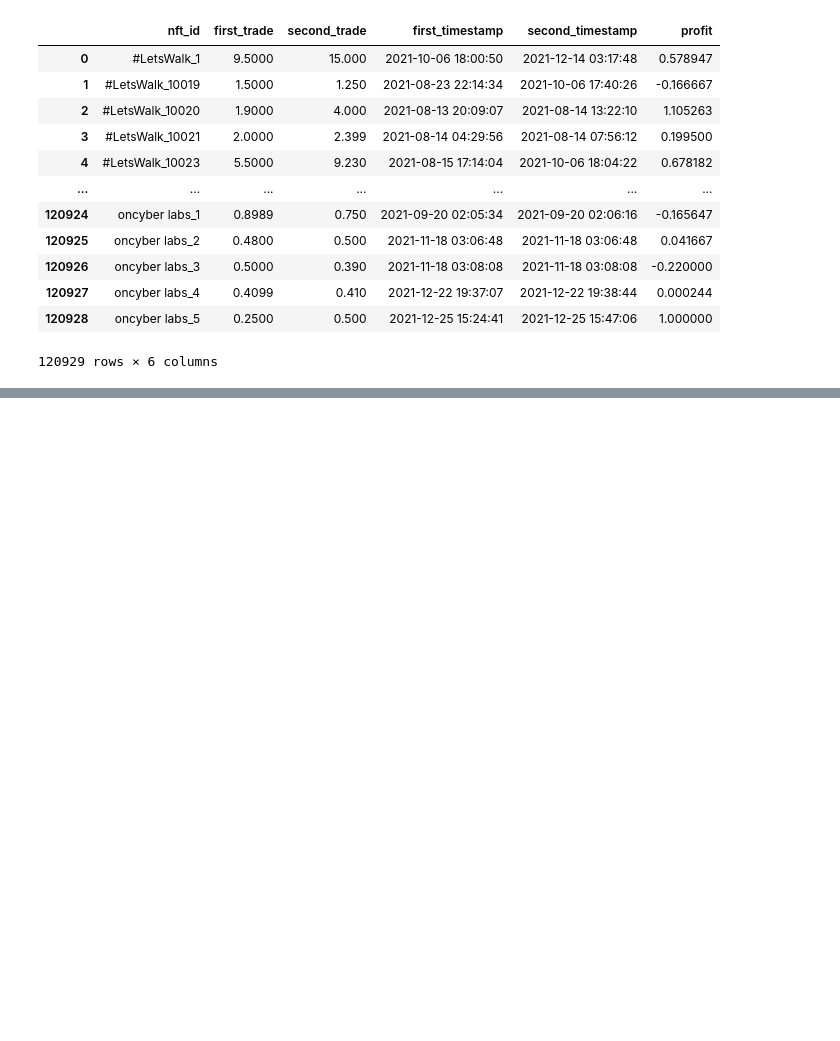
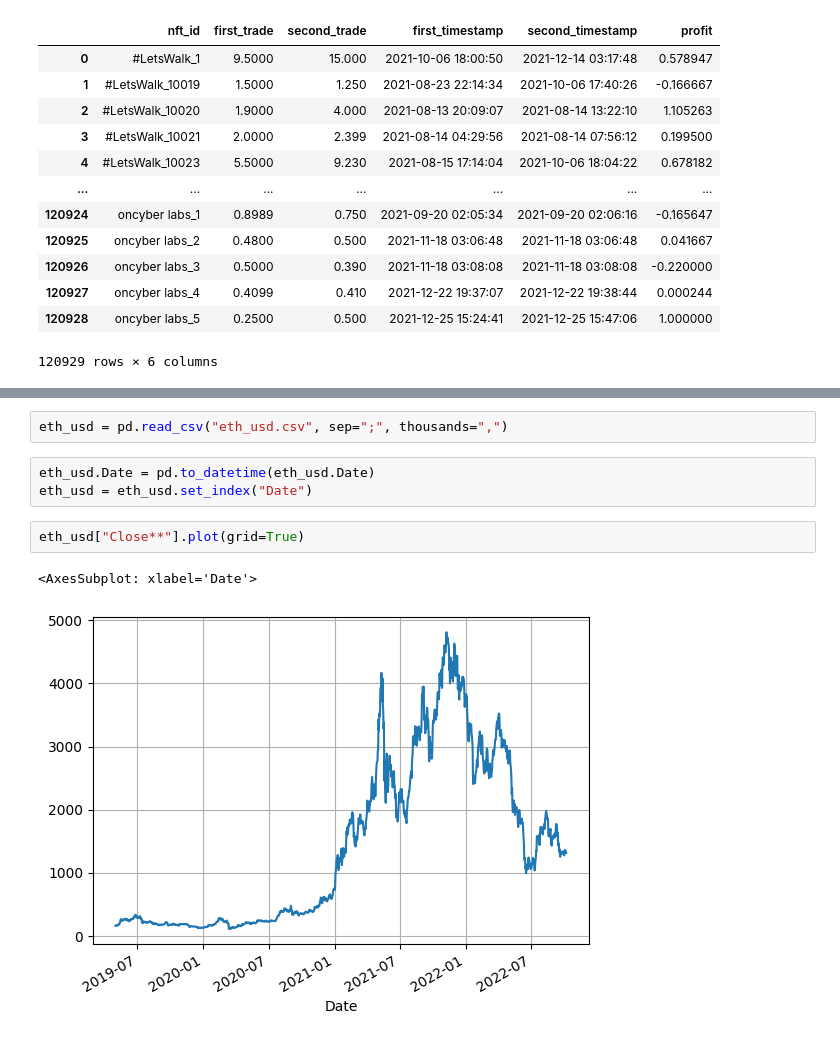
Before and after one commit to vfcapital/bachelor-thesis, a Jupyter notebook: bachelorthesis/nft_analysis.ipynb, the cells around one changed output, grey strips where cells are left out. Cells and saved outputs as stored; diff of their text form; blank space fills up the shorter version.

```diff
--- a/bachelorthesis/nft_analysis.ipynb
+++ b/bachelorthesis/nft_analysis.ipynb
@@ -44,0 +52,10 @@ plt.show()
+# %%
+eth_usd = pd.read_csv("eth_usd.csv", sep=";", thousands=",")
+# %%
+eth_usd.Date = pd.to_datetime(eth_usd.Date)
+eth_usd = eth_usd.set_index("Date")
+# %%
+eth_usd["Close**"].plot(grid=True)
+# %% [output]
+<AxesSubplot: xlabel='Date'>
+[figure, added]
```
Also changed, not shown: parts of 4 cells of this notebook, 7 other files.
